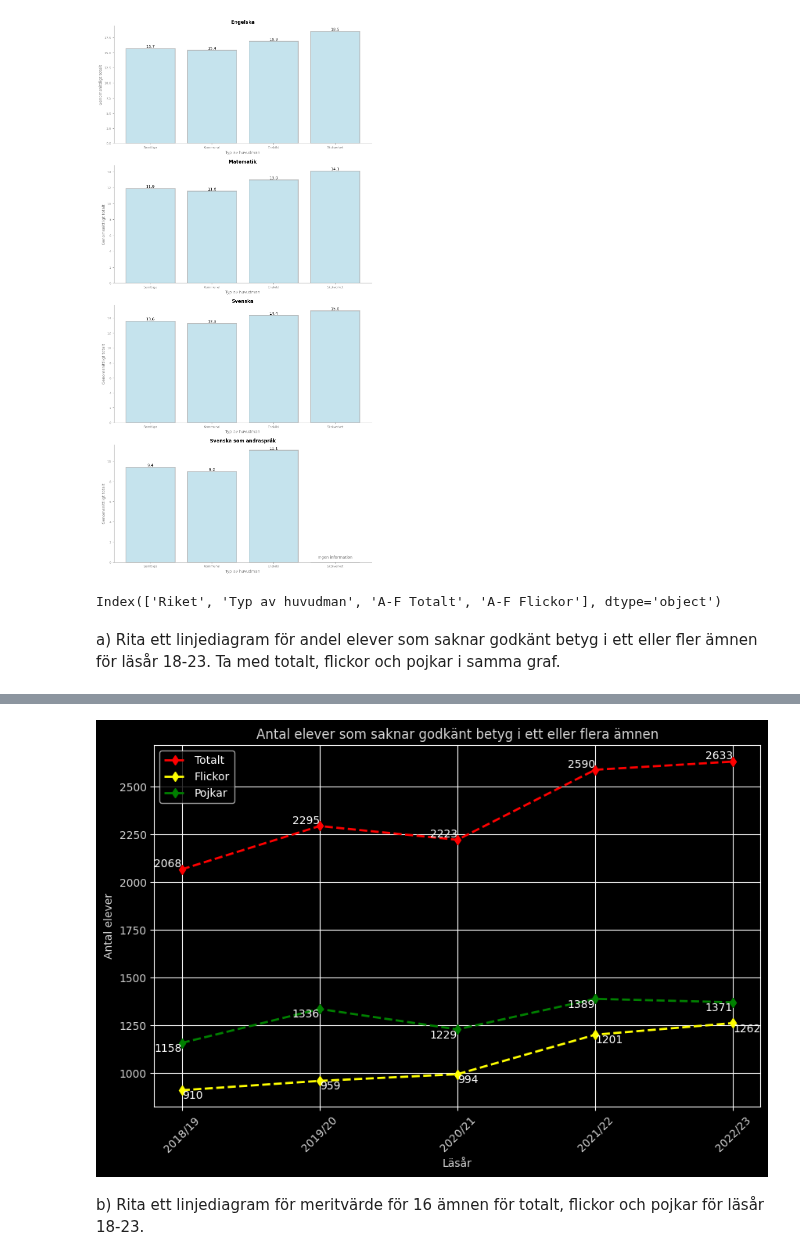
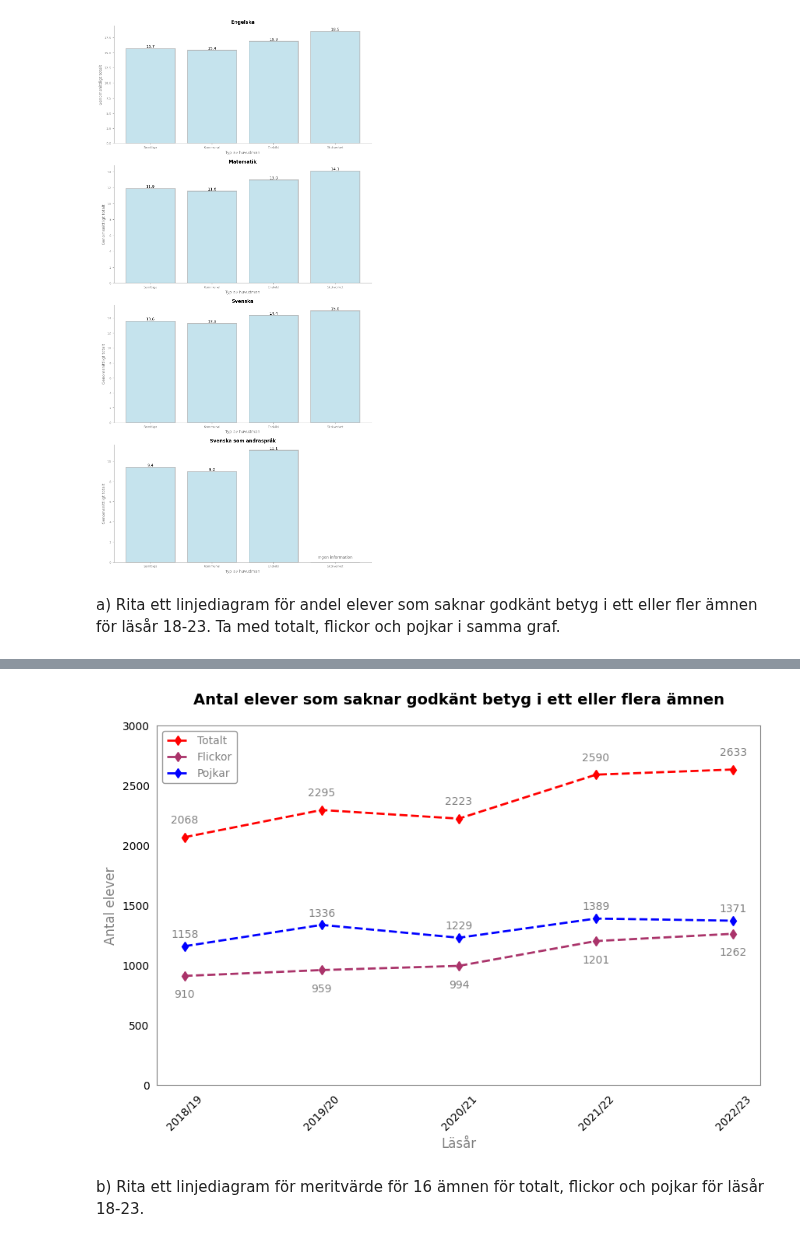
Before and after one commit to Markofbear/Python-Bjorn-Lagerblad-OPA23, a Jupyter notebook: Labb2/Labb2.ipynb, the cells around one changed output, grey strips where cells are left out. Saved outputs shown, nothing was run; the diff lists cells and outputs as text; code cells hidden in the pictures.

Commit message:
Update design 1A the attack of the colorblindness

```diff
--- a/Labb2/Labb2.ipynb
+++ b/Labb2/Labb2.ipynb
@@ -279,10 +279,6 @@ plt.tight_layout()
 plt.show()
 # %% [output]
 [figure]
-# %%
-print(df.columns)
-# %% [output]
-Index(['Riket', 'Typ av huvudman', 'A-F Totalt', 'A-F Flickor'], dtype='object')
 # %% [markdown]
 a) Rita ett linjediagram för andel elever som saknar godkänt betyg i ett eller fler ämnen för läsår 18-23. Ta med totalt,
 flickor och pojkar i samma graf.
@@ -357,51 +353,62 @@ a_columns = [
     "Pojkar slutbetyg",
     "Godkända slutbetyg totalt",
     "Flickor godkända",
     "Pojkar godkända",
 ]
 
 data_1a.columns = a_columns
 
 data_1a["Elever saknar godkänt betyg, totalt"] = (
     data_1a["Avslut åk 9 Totalt"] - data_1a["Godkända slutbetyg totalt"]
 )
 data_1a["Elever saknar godkänt betyg, flickor"] = (
     data_1a["Flickor avslut"] - data_1a["Flickor godkända"]
 )
 data_1a["Elever saknar godkänt betyg, pojkar"] = (
     data_1a["Pojkar avslut"] - data_1a["Pojkar godkända"]
 )
 
 plt.figure(figsize=(10, 6))
 plt.plot(data_1a["Läsår"], data_1a["Elever saknar godkänt betyg, totalt"], marker="d", label="Totalt", color="red", linewidth=2, linestyle="--")
-plt.plot(data_1a["Läsår"], data_1a["Elever saknar godkänt betyg, flickor"], marker="d", label="Flickor", color="yellow", linewidth=2, linestyle="--")
-plt.plot(data_1a["Läsår"], data_1a["Elever saknar godkänt betyg, pojkar"], marker="d", label="Pojkar", color="green", linewidth=2, linestyle="--")
+plt.plot(data_1a["Läsår"], data_1a["Elever saknar godkänt betyg, flickor"], marker="d", label="Flickor", color="#AA336A", linewidth=2, linestyle="--")
+plt.plot(data_1a["Läsår"], data_1a["Elever saknar godkänt betyg, pojkar"], marker="d", label="Pojkar", color="blue", linewidth=2, linestyle="--")
 
 for i, txt in enumerate(data_1a["Elever saknar godkänt betyg, totalt"]):
-    plt.text(data_1a["Läsår"].iloc[i], data_1a["Elever saknar godkänt betyg, totalt"].iloc[i], txt, ha="right", va="bottom")
+    plt.text(data_1a["Läsår"].iloc[i], data_1a["Elever saknar godkänt betyg, totalt"].iloc[i] + 100, txt, ha="center", va="bottom", color="gray")
 
 for i, txt in enumerate(data_1a["Elever saknar godkänt betyg, flickor"]):
-    plt.text(data_1a["Läsår"].iloc[i], data_1a["Elever saknar godkänt betyg, flickor"].iloc[i], txt, ha="left", va="top")
+    plt.text(data_1a["Läsår"].iloc[i], data_1a["Elever saknar godkänt betyg, flickor"].iloc[i] - 200, txt, ha="center", va="bottom", color="gray")
 
 for i, txt in enumerate(data_1a["Elever saknar godkänt betyg, pojkar"]):
-    plt.text(data_1a["Läsår"].iloc[i], data_1a["Elever saknar godkänt betyg, pojkar"].iloc[i], txt, ha="right", va="top")
+    plt.text(data_1a["Läsår"].iloc[i], data_1a["Elever saknar godkänt betyg, pojkar"].iloc[i] + 55, txt, ha="center", va="bottom", color="gray")
 
-plt.title("Antal elever som saknar godkänt betyg i ett eller flera ämnen", color="lightgray")
-plt.xlabel("Läsår", color="lightgray")
-plt.ylabel("Antal elever", color="lightgray")
-plt.xticks(rotation=45, color="lightgray")
-plt.yticks(color="lightgray")
-plt.legend()
-plt.grid(True, color="white")
-plt.gca().set_facecolor("black")
-plt.gca().spines["bottom"].set_color("white")
-plt.gca().spines["top"].set_color("white")
-plt.gca().spines["left"].set_color("white")
-plt.gca().spines["right"].set_color("white")
+plt.title("Antal elever som saknar godkänt betyg i ett eller flera ämnen", color="black", fontsize=14, fontweight="bold", pad=20)
+plt.xlabel("Läsår", color="gray", fontsize=12)
+plt.ylabel("Antal elever", color="gray", fontsize=12)
+plt.xticks(rotation=45, color="black", fontsize=10)
+plt.yticks(color="black", fontsize=10)
+plt.legend(facecolor="white", edgecolor="black", fontsize=10, loc="upper left")
+legend = plt.gca().get_legend()
+frame = legend.get_frame()
+frame.set_facecolor("white")
+frame.set_edgecolor("gray")
+for text in legend.get_texts():
+    text.set_color("gray")
+
+plt.grid(False)
+
+plt.ylim(0, 3000)
+
+plt.gca().set_facecolor("white")
+plt.gca().spines["bottom"].set_color("gray")
+plt.gca().spines["top"].set_color("gray")
+plt.gca().spines["left"].set_color("gray")
+plt.gca().spines["right"].set_color("gray")
+plt.gcf().set_facecolor("white")
 
 plt.show()
 # %% [output]
-[figure, old version]
+[figure, new version]
 # %%
 #OBS MAKE IT INTO PLOTLY(DONE)
 
```
Also changed, not shown: parts of 6 cells of this notebook.
